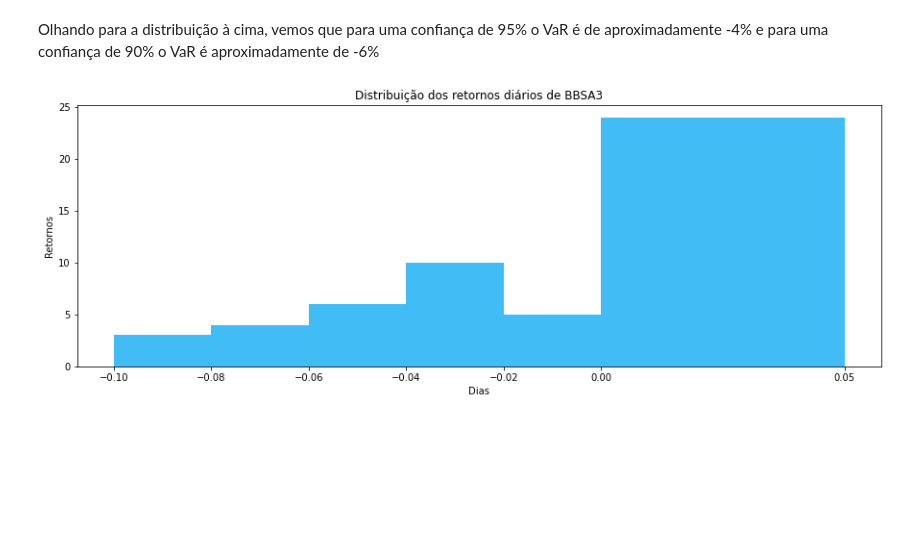
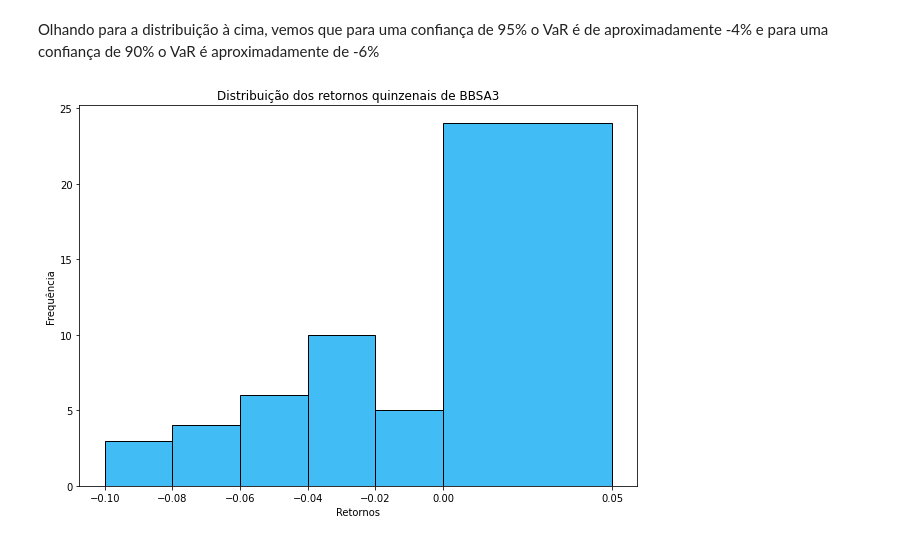
Before and after one commit to cleitonmoya/MAE001_Trabalho2, a Jupyter notebook: Trabalho2.ipynb, the cells around one changed output. Drawn from its saved outputs; the diff is of its cells as text; code cells hidden in the pictures; blank space fills up the shorter version.

```diff
--- a/Trabalho2.ipynb
+++ b/Trabalho2.ipynb
@@ -169,20 +180,3 @@ else:
   print('Autovalores positivos!')
 # %% [output]
 Autovalores positivos!
-# %%
-def sorteiaRetornos:
-  retorno_X = random.randint(0,100)/100
-  retorno_Y = random.randint(0,100)/100
-  retorno_Z = random.randint(0,100)/100
-  R = np.array([retorno_X, retorno_Y, retorno_Z])
-
-
-peso_x = np.linspace(0,1,100).tolist()
-retorno_carteira = []
-risco_carteira = []
-
-for i in peso_x:
-    j = 1 - i
-    k = 1 - (i+j)
-    retorno_carteira += [i *retorno_X + j*retorno_Y + k*retorno_Z]
-    risco_carteira += [((i*stdX)**2 + (j*stdY)**2 + (k*stdY)**2 + 2*(j*stdY)*(i*stdX)*corrXY + 2*(k*stdZ)*(i*stdX)*corrXZ + 2*(j*stdY)*(k*stdZ)*corrYZ)**0.5]
@@ -798,14 +807,0 @@ Histograma mais detalhado dos intervalos
-# %%
-bins = [-0.05,-0.03,-0.025,-0.02,-0.01,0,0.05]
-
-plt.hist(retorno_diario, bins = bins, color = '#42bcf5')
-plt.xticks(bins)
-
-plt.xlabel('Dias')
-plt.ylabel('Retornos')
-plt.title('Distribuição dos retornos diários de BBSA3')
-
-plt.rcParams['figure.figsize'] = (15,5)
-
-
-plt.show()
@@ -890,16 +885,14 @@ Olhando para a distribuição à cima, vemos que para uma confiança de 95% o Va
 # %%
 bins = [-0.10,-0.08,-0.06,-0.04,-0.02,0,0.05]
 
-plt.hist(retorno_q, bins = bins, color = '#42bcf5')
+plt.figure(figsize=(10,7))
+plt.hist(retorno_q, bins = bins, color = '#42bcf5', edgecolor='k')
 plt.xticks(bins)
 
-plt.xlabel('Dias')
-plt.ylabel('Retornos')
-plt.title('Distribuição dos retornos diários de BBSA3')
+plt.xlabel('Retornos')
+plt.ylabel('Frequência')
 
-plt.rcParams['figure.figsize'] = (15,5)
-
-
+plt.title('Distribuição dos retornos quinzenais de BBSA3')
 plt.show()
 # %% [output]
-[figure, old version]
+[figure, new version]
```
Also changed, not shown: parts of 55 cells of this notebook.
